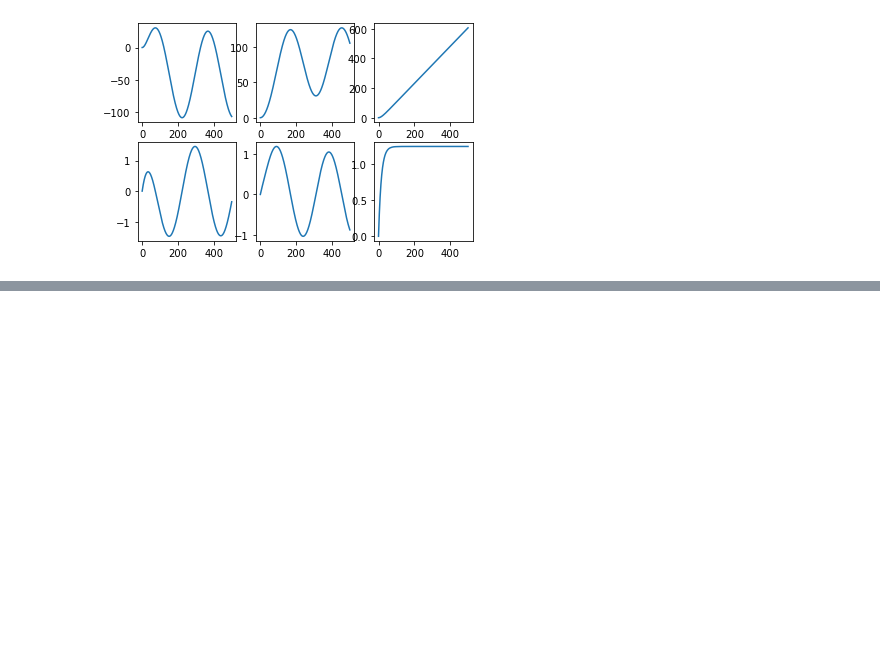
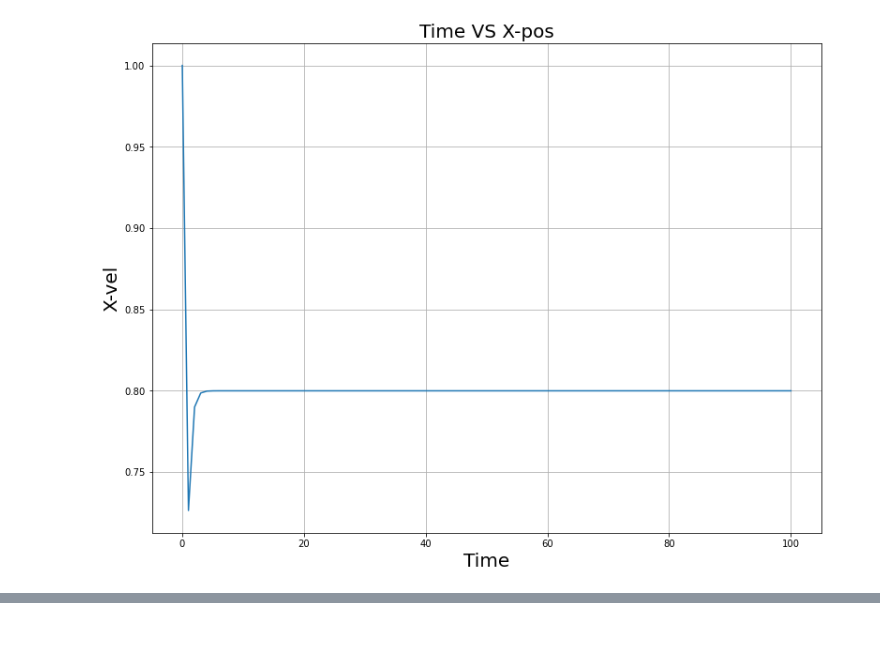
Before and after one commit to dialectic/Navigation_LearnEngine, a Jupyter notebook: VehicleSimulation.ipynb, the cells around one changed output, grey strips where cells are left out. Saved outputs shown, nothing was run; the diff lists cells and outputs as text; code cells hidden in the pictures; blank space fills up the shorter version.

```diff
--- a/VehicleSimulation.ipynb
+++ b/VehicleSimulation.ipynb
@@ -17,21 +13,13 @@ t, y = ct.input_output_response(sys, T, U, x0)
-# %%
-import matplotlib.pyplot as plt
-
-# Plot
-plt.figure(1)
-plt.figure(1,figsize=[12.8,9.6])
-plt.subplot(231)
-plt.plot(t,y[0])
-plt.subplot(232)
-plt.plot(t,y[1])
-plt.subplot(233)
-plt.plot(t,y[2])
-plt.subplot(234)
-plt.plot(t,y[3])
-plt.subplot(235)
-plt.plot(t,y[4])
-plt.subplot(236)
-plt.plot(t,y[5])
-plt.show()
-# %% [output]
-[figure, removed]
+# %%
+TT= np.linspace(0,100,100)
+t, y = v1.StateFeedbackPosInputResponse(TT,Input = [.8,.6,1])
+# %%
+# Time VS X-pos
+plt.figure(7,figsize=[12.8,9.6])
+plt.title('Time VS X-pos', fontsize=20)
+plt.plot(t,y[0])
+plt.xlabel('Time',fontsize=20)
+plt.ylabel('X-vel', fontsize=20)
+plt.grid(True)
+# %% [output]
+[figure, added]
```
Also changed, not shown: parts of 12 cells of this notebook, 4 other files.
